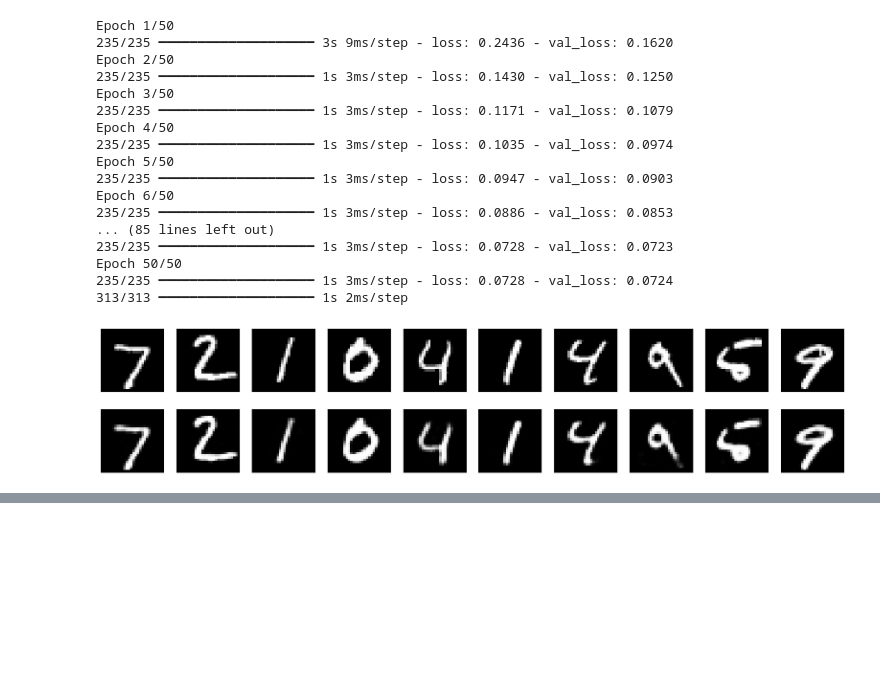
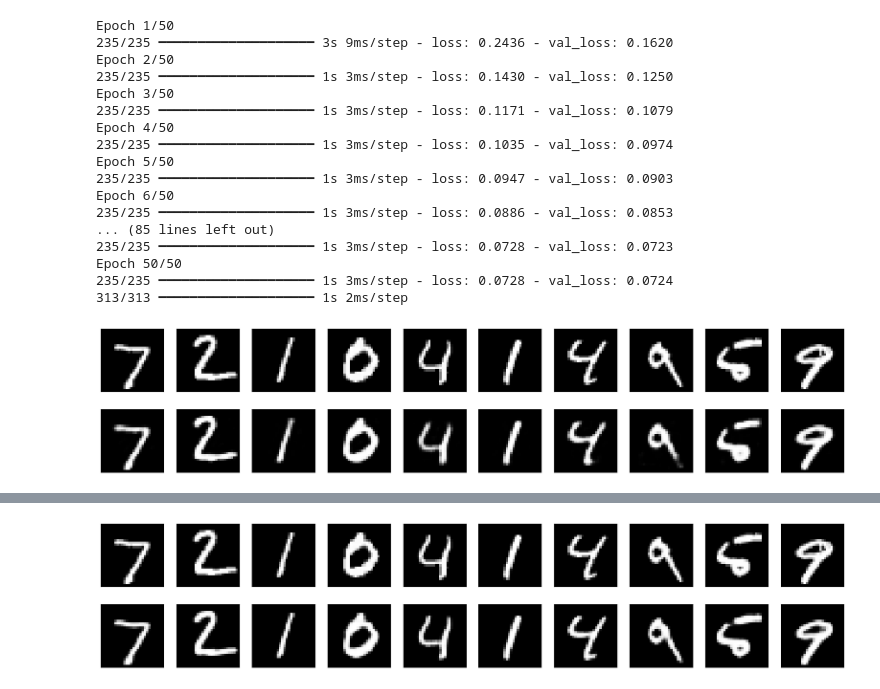
Before and after one commit to manasamorthad/DeepLearning, a Jupyter notebook: week_11.ipynb, the cells around one changed output, grey strips where cells are left out. Saved outputs shown, nothing was run; the diff lists cells and outputs as text; code cells hidden in the pictures; blank space fills up the shorter version.

Commit message:
Autoencoders

```diff
--- a/week_11.ipynb
+++ b/week_11.ipynb
@@ -228,3 +233,79 @@ Epoch 50/50
 235/235 ━━━━━━━━━━━━━━━━━━━━ 1s 3ms/step - loss: 0.0728 - val_loss: 0.0724
 313/313 ━━━━━━━━━━━━━━━━━━━━ 1s 2ms/step
 [figure]
+# %%
+import numpy as np
+import matplotlib.pyplot as plt
+from tensorflow.keras.layers import Input, Conv2D, MaxPooling2D, UpSampling2D
+from tensorflow.keras.models import Model
+from tensorflow.keras.datasets import mnist
+from tensorflow.keras.callbacks import TensorBoard
+
+# 1. Load and Prepare Data
+(x_train, _), (x_test, _) = mnist.load_data()
+
+x_train = x_train.astype('float32') / 255.
+x_test = x_test.astype('float32') / 255.
+
+# Reshape for CNN: (samples, height, width, channels)
+x_train = np.reshape(x_train, (len(x_train), 28, 28, 1))
+x_test = np.reshape(x_test, (len(x_test), 28, 28, 1))
+
+# 2. Define the Encoder and Decoder
+input_img = Input(shape=(28, 28, 1))
+
+# Encoder
+x = Conv2D(32, (3, 3), activation='relu', padding='same')(input_img)
+x = MaxPooling2D((2, 2), padding='same')(x)
+
+x = Conv2D(16, (3, 3), activation='relu', padding='same')(x)
+encoded = MaxPooling2D((2, 2), padding='same')(x)
+
+# Decoder
+x = Conv2D(16, (3, 3), activation='relu', padding='same')(encoded)
+x = UpSampling2D((2, 2))(x)
+
+x = Conv2D(32, (3, 3), activation='relu', padding='same')(x)
+x = UpSampling2D((2, 2))(x)
+
+decoded = Conv2D(1, (3, 3), activation='sigmoid', padding='same')(x)
+
+# 3. Create the Autoencoder Model
+autoencoder = Model(input_img, decoded)
+
+# 4. Compile the Model
+autoencoder.compile(optimizer='adam', loss='binary_crossentropy')
+
+# 5. Train the Model
+tensorboard = TensorBoard(log_dir='./logs', histogram_freq=1)
+
+autoencoder.fit(
+    x_train, x_train,
+    epochs=30,
+    batch_size=128,
+    shuffle=True,
+    validation_data=(x_test, x_test),
+    callbacks=[tensorboard]
+)
+
+# 6. Test the Model
+decoded_imgs = autoencoder.predict(x_test)
+
+# 7. Visualize Results
+n = 10
+plt.figure(figsize=(20, 4))
+for i in range(n):
+    # Original image
+    ax = plt.subplot(2, n, i + 1)
+    plt.imshow(x_test[i].reshape(28, 28), cmap='gray')
+    ax.get_xaxis().set_visible(False)
+    ax.get_yaxis().set_visible(False)
+
+    # Reconstructed image
+    ax = plt.subplot(2, n, i + 1 + n)
+    plt.imshow(decoded_imgs[i].reshape(28, 28), cmap='gray')
+    ax.get_xaxis().set_visible(False)
+    ax.get_yaxis().set_visible(False)
+
+plt.show()
+# %% [output]
@@ -230,0 +329 @@ Epoch 50/50
+[figure, added]
```
Also changed, not shown: parts of 4 cells of this notebook.
